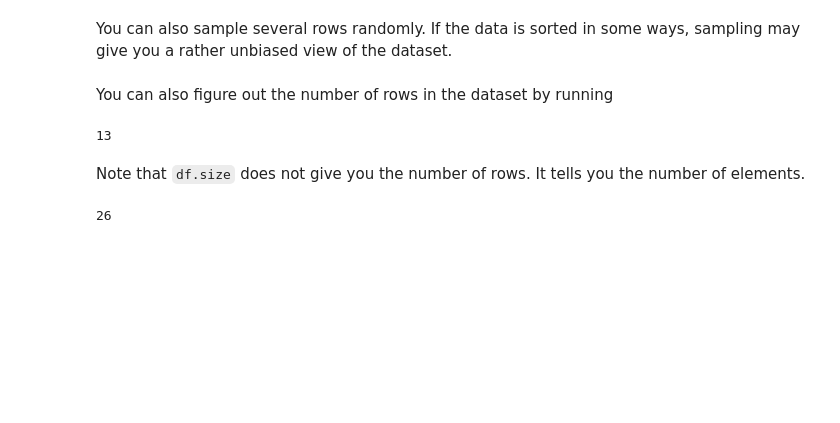
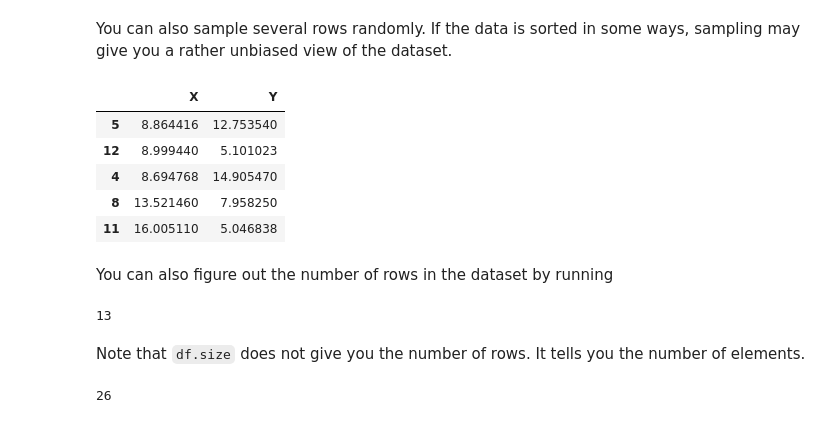
Before and after one commit to HusseinElZein/data-visualization, a Jupyter notebook: individual_work/dsb_s215824.ipynb, the cells around one changed output. Cells and saved outputs as stored; diff of their text form; code cells hidden in the pictures; blank space fills up the shorter version.

```diff
--- a/individual_work/dsb_s215824.ipynb
+++ b/individual_work/dsb_s215824.ipynb
@@ -77,3 +81,14 @@ You can also sample several rows randomly. If the data is sorted in some ways, s
+# %%
+# To randomly select rows we use the 'sample' method:
+
+pump_df.sample(n=5)
+# %% [output]
+|  | X | Y |
+| 5 | 8.864416 | 12.753540 |
+| 12 | 8.999440 | 5.101023 |
+| 4 | 8.694768 | 14.905470 |
+| 8 | 13.521460 | 7.958250 |
+| 11 | 16.005110 | 5.046838 |
 # %% [markdown]
 You can also figure out the number of rows in the dataset by running
 # %%
```
Also changed, not shown: parts of 7 cells of this notebook.
